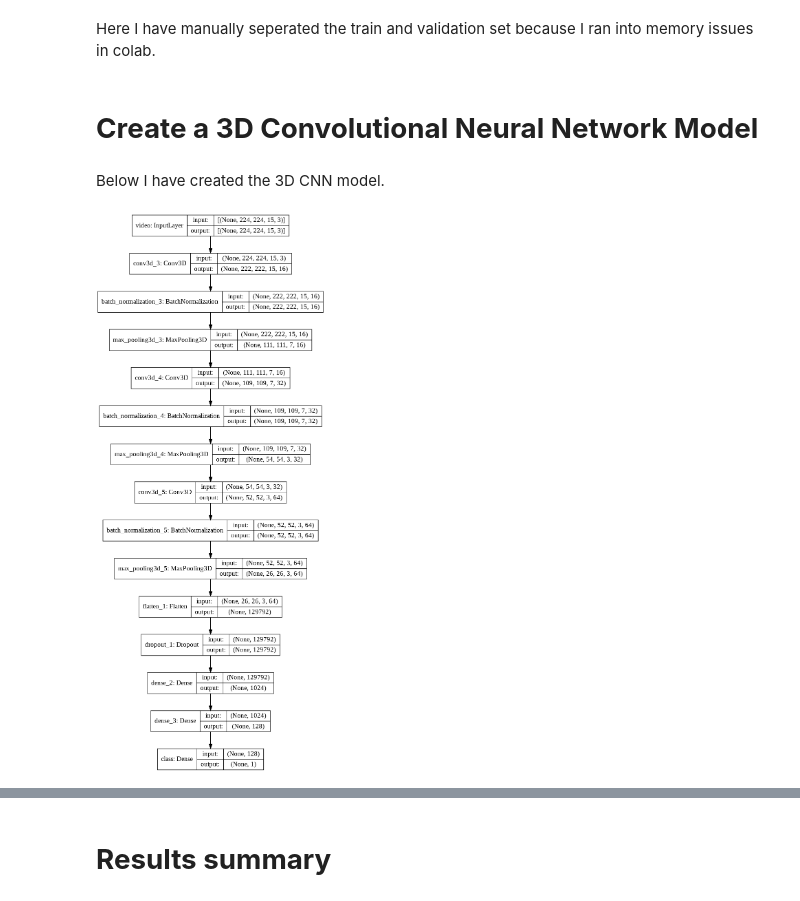
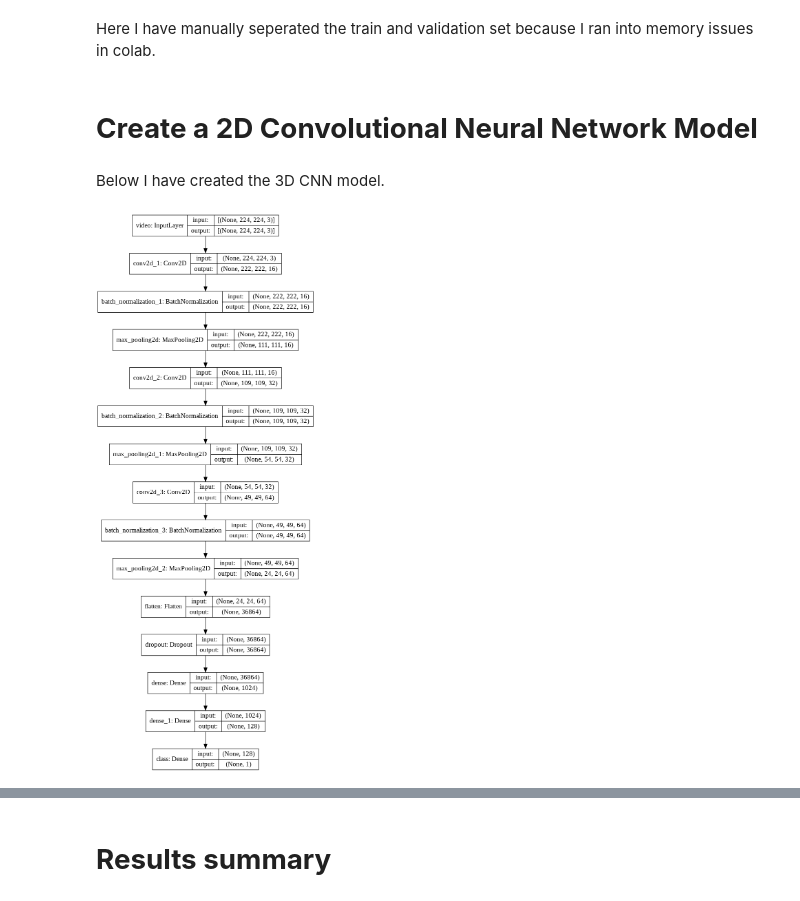
Before and after one commit to kaneelgit/msi_voxceleb, a Jupyter notebook: video_classification_v2.ipynb, the cells around one changed output, grey strips where cells are left out. Cells and saved outputs as stored; diff of their text form; code cells hidden in the pictures.

```diff
--- a/video_classification_v2.ipynb
+++ b/video_classification_v2.ipynb
@@ -340,5 +343,5 @@ for i, idx in enumerate(rand_val_idx):
 # %% [markdown]
-# **Create a 3D Convolutional Neural Network Model**
+# **Create a 2D Convolutional Neural Network Model**
 # %% [markdown]
 
 
@@ -362,45 +365,41 @@ from tensorflow.python.keras.utils.vis_utils import plot_model
 # %%
 #3d CNN
 def cnn_model(x):
 
     inputs = x
-    x = tf.keras.layers.Conv3D(16, kernel_size = (3, 3, 1),activation = 'relu')(inputs)
+    x = tf.keras.layers.Conv2D(16, kernel_size = (3, 3),activation = 'relu')(inputs)
     x = tf.keras.layers.BatchNormalization()(x)
-    x = tf.keras.layers.MaxPool3D(pool_size = (2, 2, 2))(x)
+    x = tf.keras.layers.MaxPool2D(pool_size = (2, 2))(x)
 
-    x = tf.keras.layers.Conv3D(32, kernel_size = (3, 3, 1), activation = 'relu')(x)
+    x = tf.keras.layers.Conv2D(32, kernel_size = (3, 3), activation = 'relu')(x)
     x = tf.keras.layers.BatchNormalization()(x)
-    x = tf.keras.layers.MaxPool3D(pool_size = (2, 2, 2))(x)
+    x = tf.keras.layers.MaxPool2D(pool_size = (2, 2))(x)
 
-    x = tf.keras.layers.Conv3D(64, kernel_size = (3, 3, 1), activation = 'relu')(x)
+    x = tf.keras.layers.Conv2D(64, kernel_size = (6, 6), activation = 'relu')(x)
     x = tf.keras.layers.BatchNormalization()(x)
-    x = tf.keras.layers.MaxPool3D(pool_size = (2, 2, 1))(x)
-
-    # x = tf.keras.layers.Conv3D(64, kernel_size = (3, 3, 1), activation = 'relu')(x)
-    # x = tf.keras.layers.BatchNormalization()(x)
-    # x = tf.keras.layers.MaxPool3D(pool_size = (2, 2, 1))(x)
+    x = tf.keras.layers.MaxPool2D(pool_size = (2, 2))(x)
 
     return x
 
 #input
-input_samp = np.zeros([16, 224, 224, 15, 3])
+input_samp = np.zeros([16, 224, 224, 3])
 
 #input
 input = Input(input_samp[0, :].shape, name = 'video')
 out = cnn_model(input)
 out = Flatten()(out)
 out = Dropout(0.5)(out)
 out = Dense(1024, activation = 'relu')(out)
 out = Dense(128, activation = 'relu')(out)
 output = Dense(1, activation = 'sigmoid', name = 'class')(out)
 
 #create the model
 video_cnn_model = Model(input, output)
 
 #plot the model
 plot_model(video_cnn_model, show_shapes = True, show_layer_names = True, to_file = 'test_model.png')
 # %% [output]
-[figure, old version]
+[figure, new version]
 # %%
 #compile the model
 opt = tf.optimizers.Adam(0.001)
```
Also changed, not shown: parts of 12 cells of this notebook.
